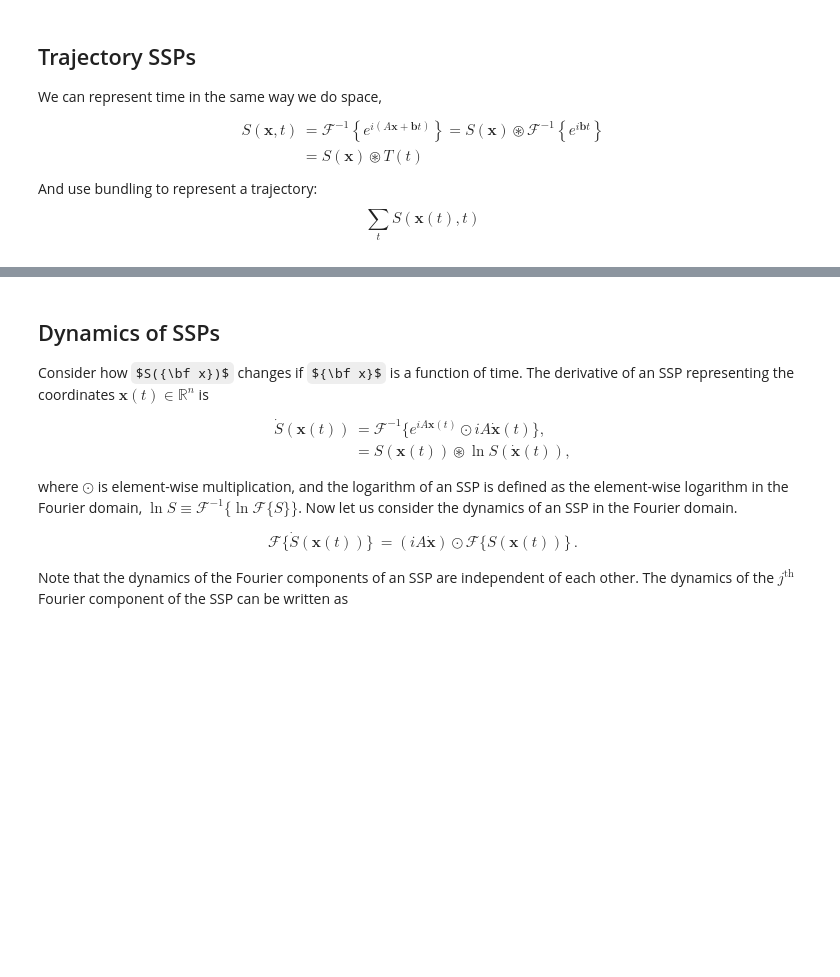
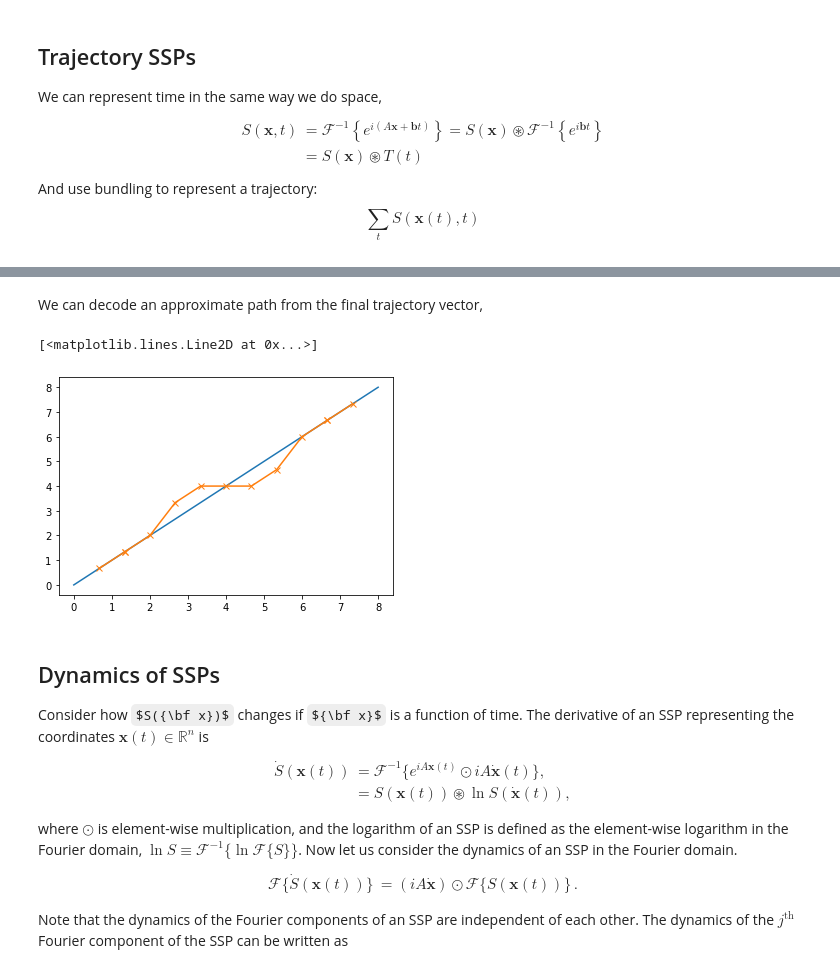
Before and after one commit to nsdumont/SSP-trajectories, a Jupyter notebook: Intro to SSPs.ipynb, the cells around one changed output, grey strips where cells are left out. Saved outputs shown, nothing was run; the diff lists cells and outputs as text; code cells hidden in the pictures; some formulas as TeX source; blank space fills up the shorter version.

```diff
--- a/Intro to SSPs.ipynb
+++ b/Intro to SSPs.ipynb
@@ -106,3 +106,16 @@ ssp_space.similarity_plot(path_ssp)
+# %% [markdown]
+We can decode an approximate path from the final trajectory vector,
+# %%
+decoded_traj = np.zeros((len(timesteps),2))
+for j in range(len(timesteps)):
+    query = ssp_space.bind(ssp_time.invert(timesteps_ssp[j,:]), traj_ssp)
+    decoded_traj[j,:] = ssp_space.decode(np.atleast_2d(query))
+
+plt.plot(path[:,0],path[:,1],'-')
+plt.plot(decoded_traj[:,0],decoded_traj[:,1],'x-')
+# %% [output]
+[<matplotlib.lines.Line2D at 0x...>]
+[figure, added]
 # %% [markdown]
 ## Dynamics of SSPs
 Consider how $S({\bf x})$ changes if ${\bf x}$ is a function of time. The derivative of an SSP representing the coordinates $\mathbf{x}(t) \in \mathbb{R}^n$ is
```
Also changed, not shown: parts of 5 cells of this notebook, 1 other file.
